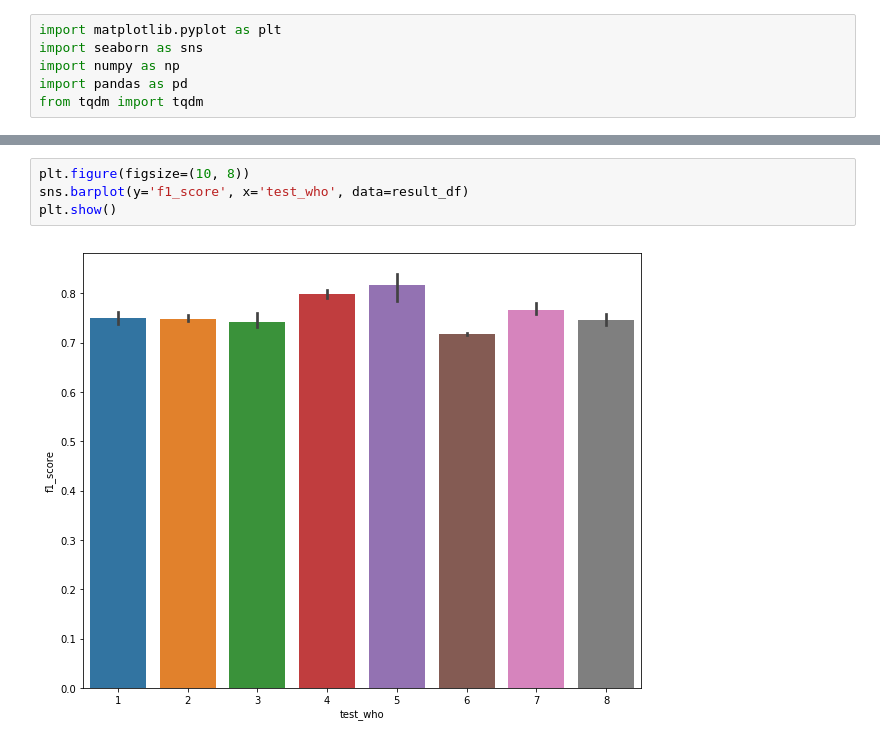
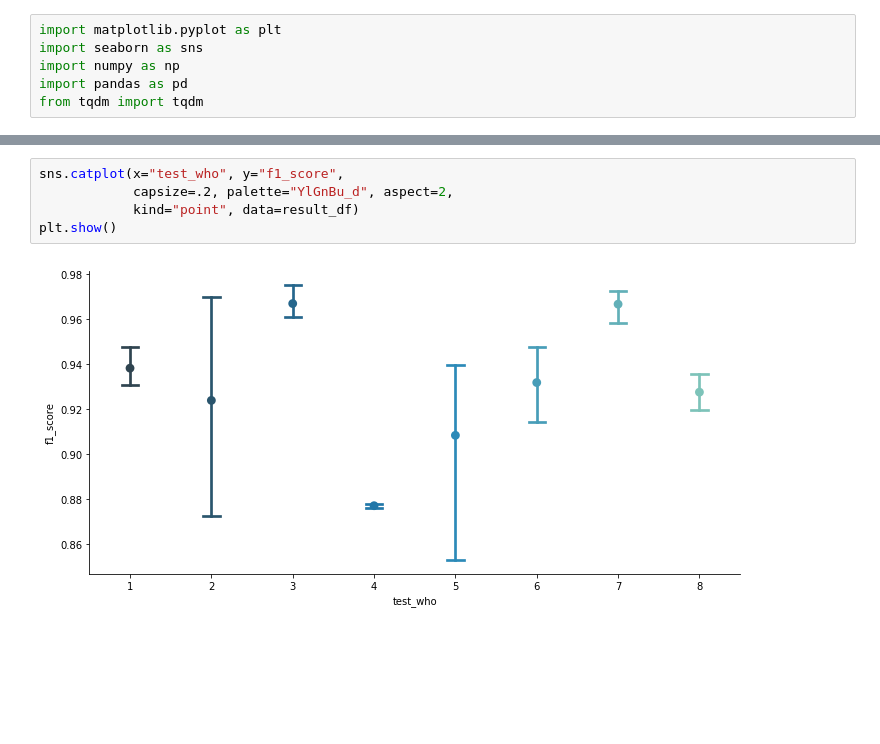
Before and after one commit to dsmilab/Taiko-Master, a Jupyter notebook: util/doraemon_scenario-analysis.ipynb, the cells around one changed output, grey strips where cells are left out. Drawn from its saved outputs; the diff is of its cells as text; blank space fills up the shorter version.

```diff
--- a/util/doraemon_scenario-analysis.ipynb
+++ b/util/doraemon_scenario-analysis.ipynb
@@ -31,9 +31,10 @@ result_df
-# %%
-plt.figure(figsize=(10, 8))
-sns.barplot(y='f1_score', x='test_who', data=result_df)
-plt.show()
-# %% [output]
-[figure, removed]
+# %%
+sns.catplot(x="test_who", y="f1_score",
+            capsize=.2, palette="YlGnBu_d", aspect=2,
+            kind="point", data=result_df)
+plt.show()
+# %% [output]
+[figure, added]
 # %%
 f, axes = plt.subplots(2, 2, sharex='all', sharey='all', figsize=(15, 10))
 for song in range(4):
```
Also changed, not shown: parts of 2 cells of this notebook, 5 other files.
